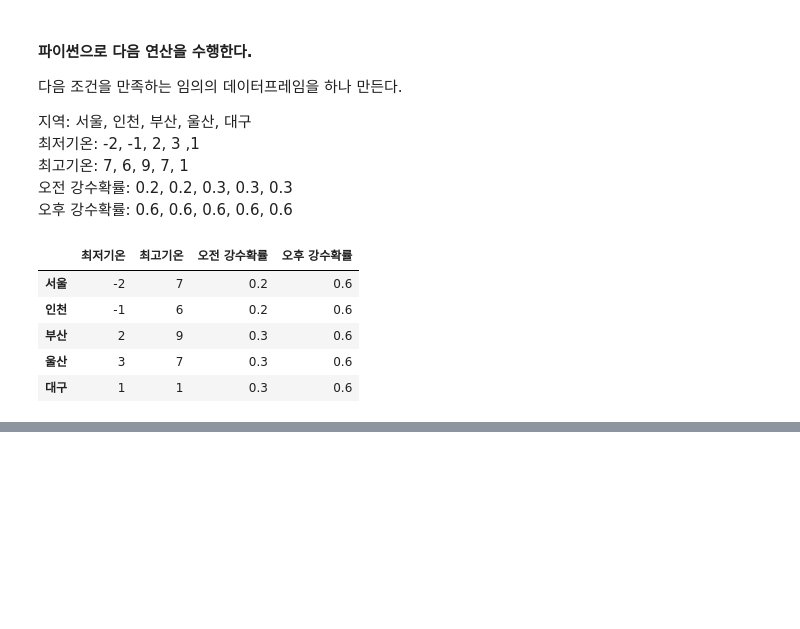
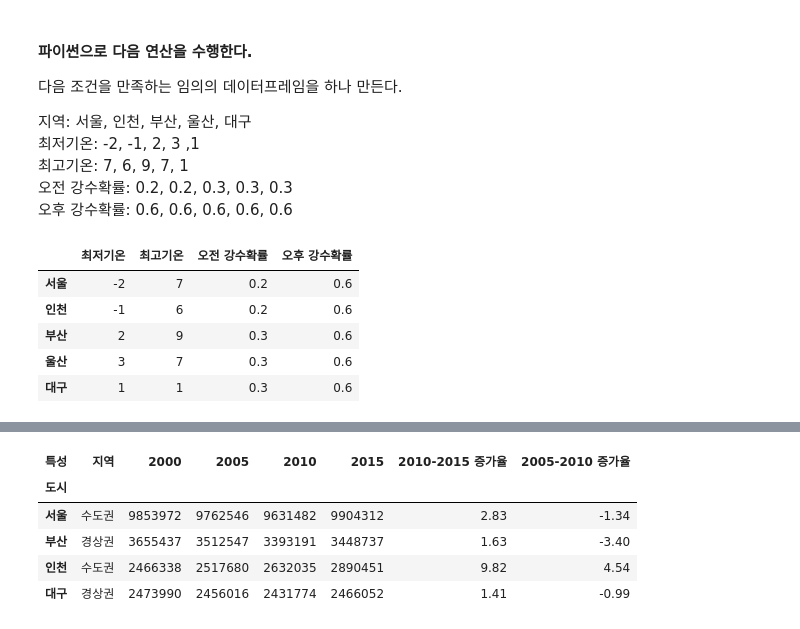
Before and after one commit to heesanggod/pythonworkspace, a Jupyter notebook: pandas_data_analysis/pandas_class.ipynb, the cells around one changed output, grey strips where cells are left out. Cells and saved outputs as stored; diff of their text form; code cells hidden in the pictures; blank space fills up the shorter version.

```diff
--- a/pandas_data_analysis/pandas_class.ipynb
+++ b/pandas_data_analysis/pandas_class.ipynb
@@ -503,0 +527,4 @@ df1
+# %%
+# 수정 (갱신)
+df['2010-2015 증가율'] = df['2010-2015 증가율'] * 100
+df
@@ -503,0 +538,11 @@ df1
+# %%
+# 추가
+df['2005-2010 증가율'] = ((df['2010'] - df['2005']) / df['2005'] * 100).round(2)
+df
+# %% [output]
+| 특성 | 지역 | 2000 | 2005 | 2010 | 2015 | 2010-2015 증가율 | 2005-2010 증가율 |
+| 도시 |  |  |  |  |  |  |  |
+| 서울 | 수도권 | 9853972 | 9762546 | 9631482 | 9904312 | 2.83 | -1.34 |
+| 부산 | 경상권 | 3655437 | 3512547 | 3393191 | 3448737 | 1.63 | -3.40 |
+| 인천 | 수도권 | 2466338 | 2517680 | 2632035 | 2890451 | 9.82 | 4.54 |
+| 대구 | 경상권 | 2473990 | 2456016 | 2431774 | 2466052 | 1.41 | -0.99 |
```
Also changed, not shown: parts of 29 cells of this notebook.
